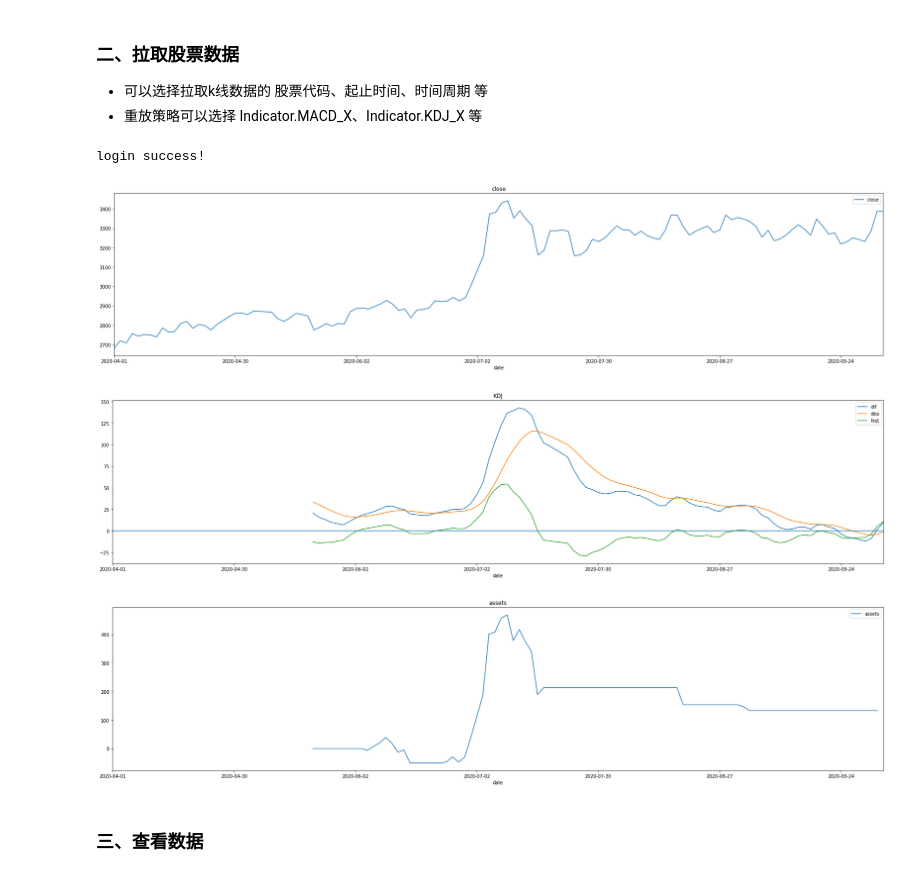
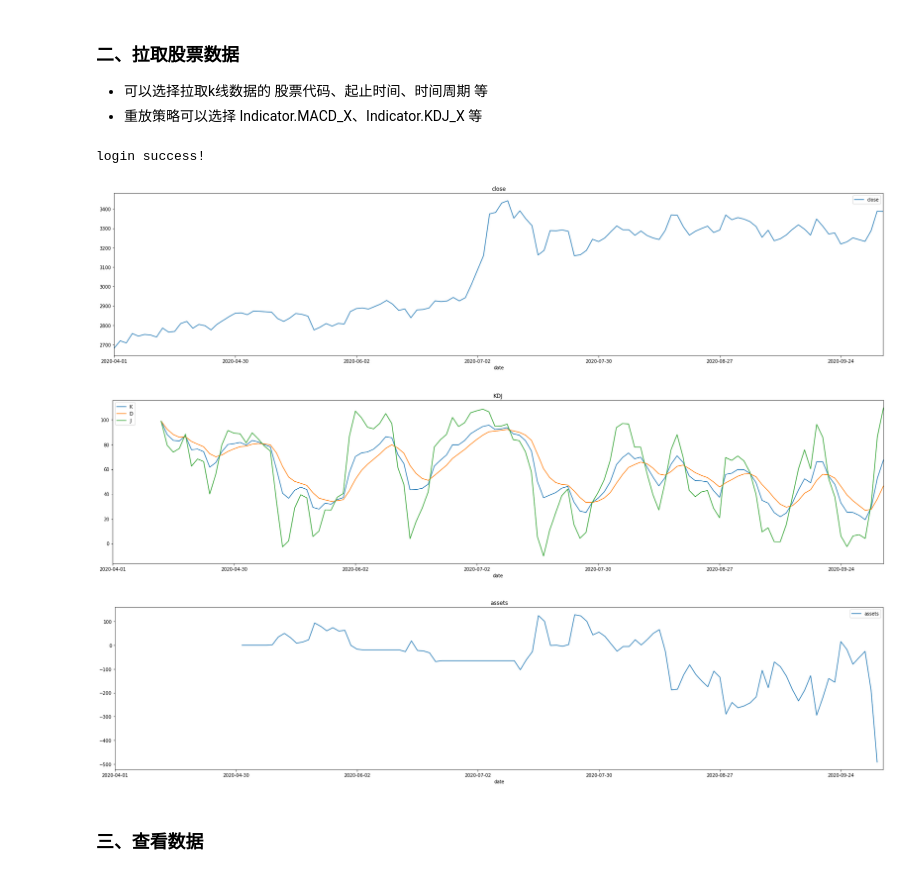
Before and after one commit to lqshanshuo/huowuxuanfeng, a Jupyter notebook: Workbench.ipynb, the cells around one changed output. Saved outputs shown, nothing was run; the diff lists cells and outputs as text; code cells hidden in the pictures.

Commit message:
MACD

```diff
--- a/Workbench.ipynb
+++ b/Workbench.ipynb
@@ -15,9 +15,5 @@ import pandas as pd
 - 重放策略可以选择 Indicator.MACD_X、Indicator.KDJ_X 等
 # %%
 bs_a=bsAgent(stack_code='000016.sh',start_date='2020-04-01', end_date='2020-10-13',freq='d')
-bs_a.replay(Indicator.MACD_X,start_date='2020-05-01', end_date='2020-10-13',view='true')
 # %% [output]
 login success!
-[figure, removed]
-[figure, removed]
-[figure, removed]
@@ -24,2 +22,8 @@ login success!
+# %%
+bs_a.plot(Indicator.KDJ_X)
+# %% [output]
+[figure, added]
+[figure, added]
+[figure, added]
 # %% [markdown]
 ### 三、查看数据
```
Also changed, not shown: parts of 6 cells of this notebook, 2 other files.
